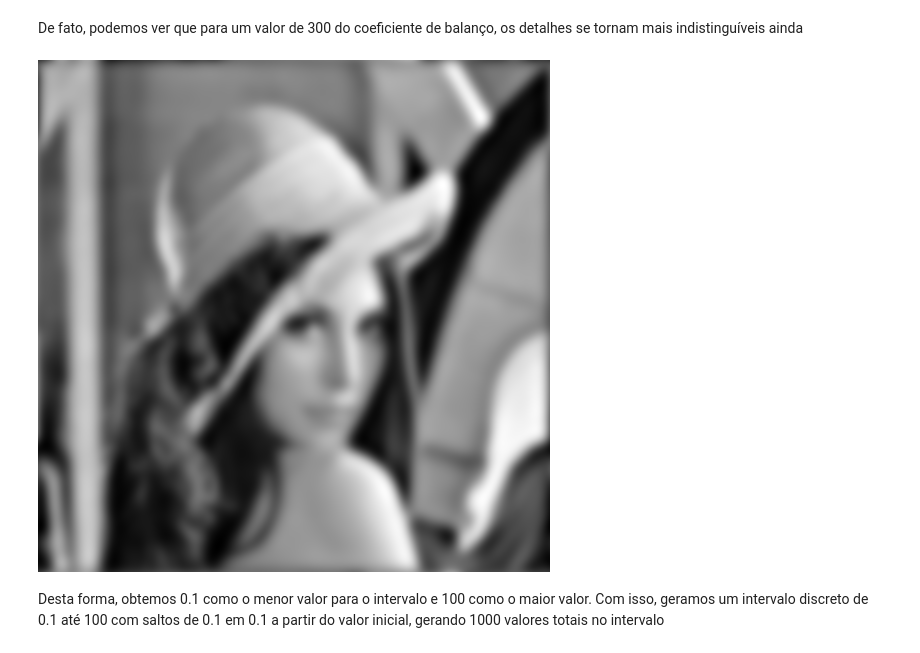
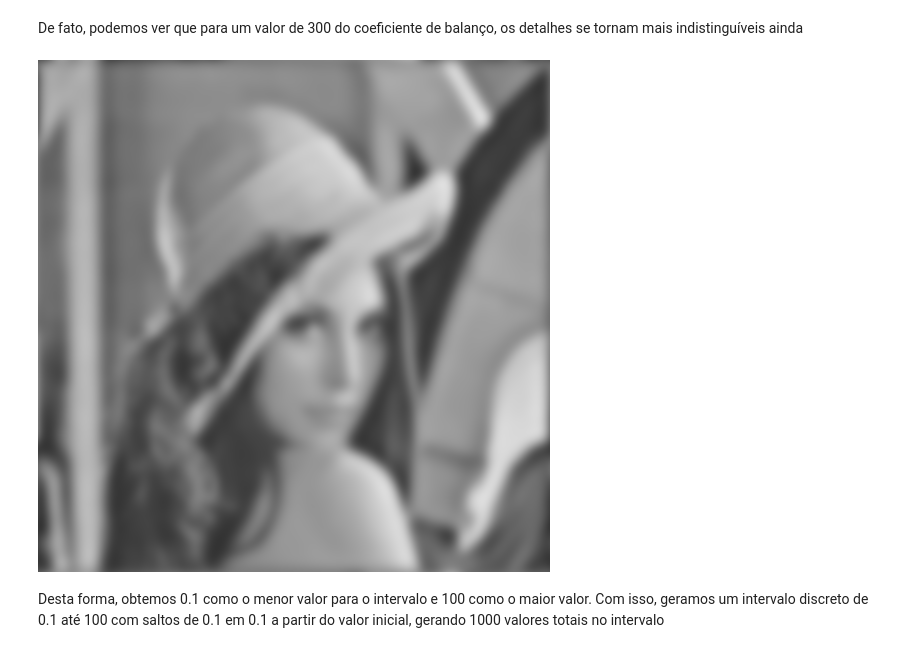
Before and after one commit to shl0mo/Computational_Photography, a Jupyter notebook: Image Restoration/Image_Restoration_Wiener_Filter.ipynb, the cells around one changed output. Drawn from its saved outputs; the diff is of its cells as text; code cells hidden in the pictures.

Commit message:
Image Restoration - Wiener Filter - description - Updated Final

```diff
--- a/Image Restoration/Image_Restoration_Wiener_Filter.ipynb
+++ b/Image Restoration/Image_Restoration_Wiener_Filter.ipynb
@@ -148,9 +148,9 @@ image_restoration(noised, balance=100)
 # %% [markdown]
 De fato, podemos ver que para um valor de 300 do coeficiente de balanço, os detalhes se tornam mais indistinguíveis ainda
 # %%
-image_restoration(noised, balance=300)
+image_restoration(noised, psf, balance=300);
 # %% [output]
-[figure, old version]
+[figure, new version]
 # %% [markdown]
 Desta forma, obtemos 0.1 como o menor valor para o intervalo e 100 como o maior valor. Com isso, geramos um intervalo discreto de 0.1 até 100 com saltos de 0.1 em 0.1 a partir do valor inicial, gerando 1000 valores totais no intervalo
 # %% [markdown]
```
Also changed, not shown: parts of 11 cells of this notebook.
